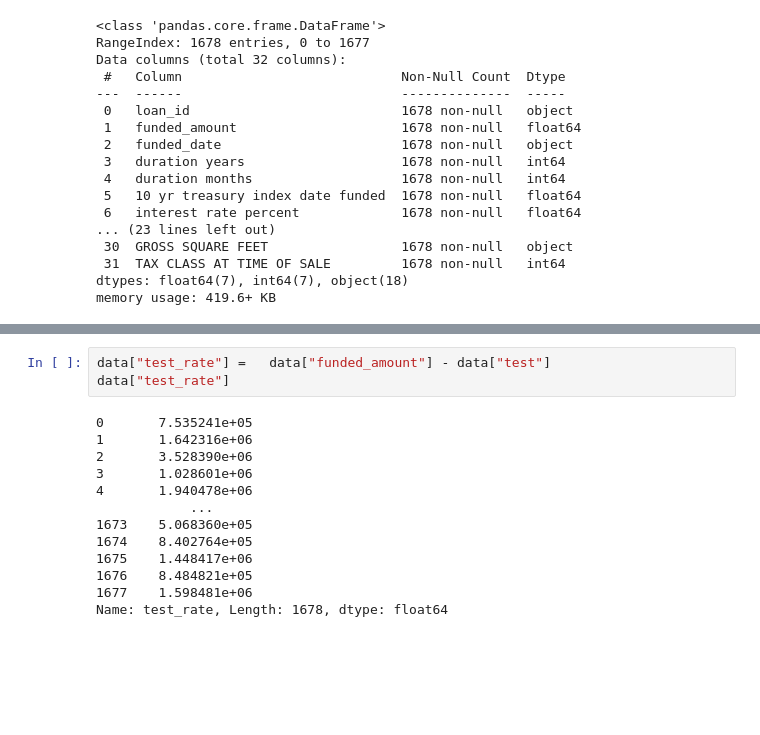
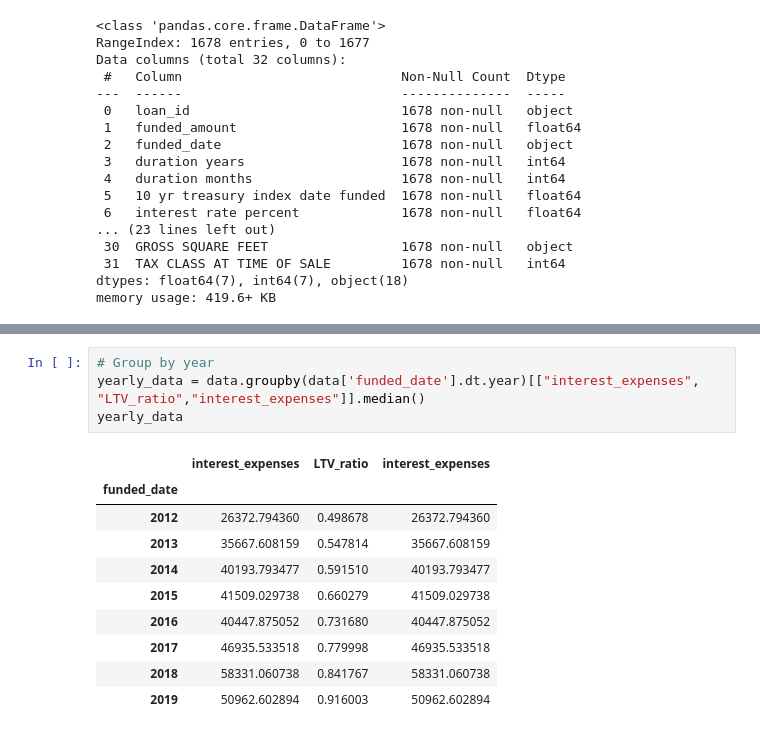
Before and after one commit to abilcode/mansek, a Jupyter notebook: test number 2.ipynb, the cells around one changed output, grey strips where cells are left out. Saved outputs shown, nothing was run; the diff lists cells and outputs as text; blank space fills up the shorter version.

```diff
--- a/test number 2.ipynb
+++ b/test number 2.ipynb
@@ -60,16 +150,15 @@ data[["test","funded_amount"]]
-# %%
-data["test_rate"] =   data["funded_amount"] - data["test"]
-data["test_rate"]
-# %% [output]
-0       7.535241e+05
-1       1.642316e+06
-2       3.528390e+06
-3       1.028601e+06
-4       1.940478e+06
-            ...
-1673    5.068360e+05
-1674    8.402764e+05
-1675    1.448417e+06
-1676    8.484821e+05
-1677    1.598481e+06
-Name: test_rate, Length: 1678, dtype: float64
+# %%
+# Group by year
+yearly_data = data.groupby(data['funded_date'].dt.year)[["interest_expenses", "LTV_ratio","interest_expenses"]].median()
+yearly_data
+# %% [output]
+|  | interest_expenses | LTV_ratio | interest_expenses |
+| funded_date |  |  |  |
+| 2012 | 26372.794360 | 0.498678 | 26372.794360 |
+| 2013 | 35667.608159 | 0.547814 | 35667.608159 |
+| 2014 | 40193.793477 | 0.591510 | 40193.793477 |
+| 2015 | 41509.029738 | 0.660279 | 41509.029738 |
+| 2016 | 40447.875052 | 0.731680 | 40447.875052 |
+| 2017 | 46935.533518 | 0.779998 | 46935.533518 |
+| 2018 | 58331.060738 | 0.841767 | 58331.060738 |
+| 2019 | 50962.602894 | 0.916003 | 50962.602894 |
```
Also changed, not shown: parts of 24 cells of this notebook, 4 other files.
